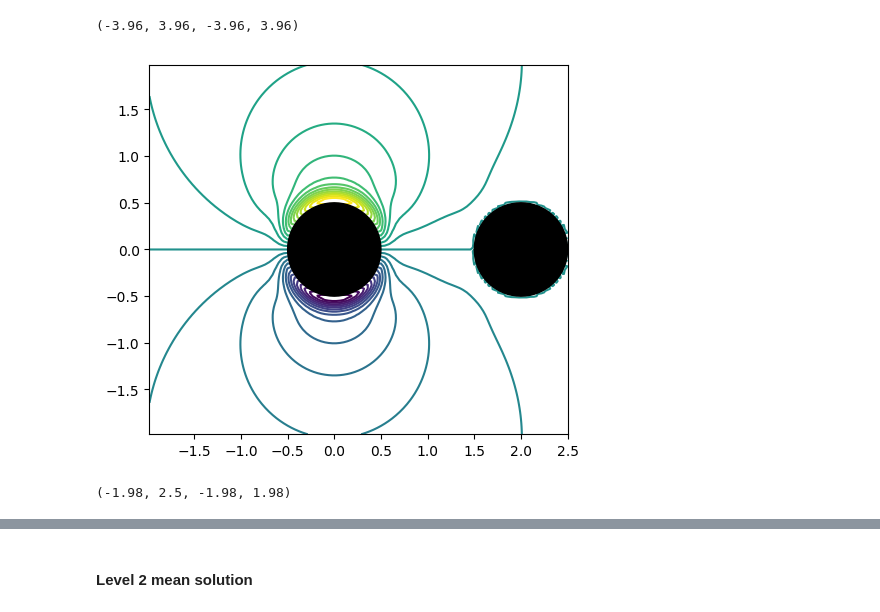
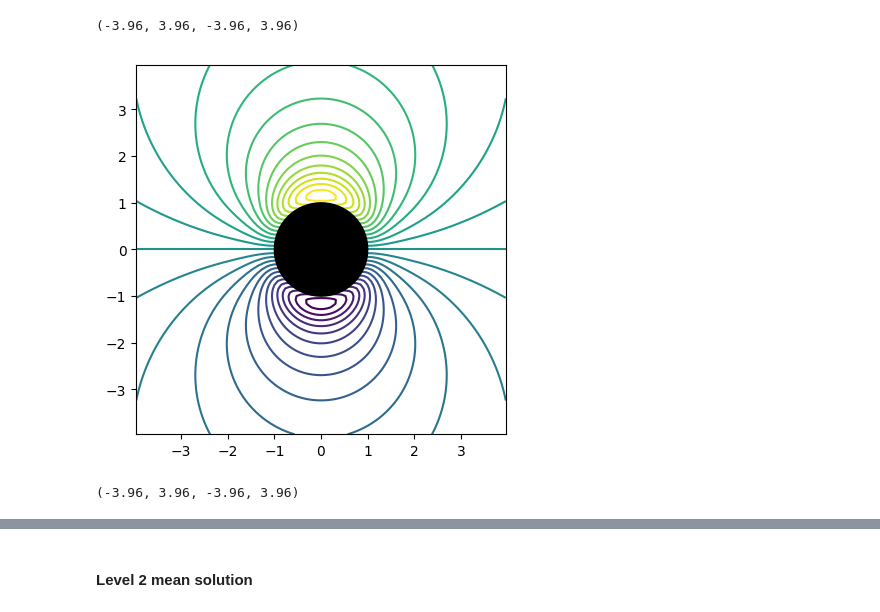
Before and after one commit to JuliaIBPM/ViscousFlow.jl, a Jupyter notebook: examples/Testing the streaming flows.ipynb, the cells around one changed output, grey strips where cells are left out. Cells and saved outputs as stored; diff of their text form; code cells hidden in the pictures.

Commit message:
Added evaluateFields that works for multi-level solutions

```diff
--- a/examples/Testing the streaming flows.ipynb
+++ b/examples/Testing the streaming flows.ipynb
@@ -121,3 +111,3 @@ evaluateFields (generic function with 2 methods)
 # %%
-ω, ψ, ux, uy = evaluateFields(hist[end].u,dom.grid)
+ω, ψ, ux, uy = NavierStokes.evaluateFields(hist[end].u,dom.grid,gops)
 # %% [output]
@@ -128,14 +121,12 @@ Closest candidates are:
 # %% [markdown]
 #### Average over the last period
 # %%
-savg = NavierStokes.TwoLevelBodySoln(dom)
 nper = floor(Int,T/tparams.Δt)
-ψ = [zeros(u) for u in savg.u];
+ψavg = [zeros(ψi) for ψi in ψ];
 for i in length(hist)-nper+1:length(hist)
-    savg.u .+= hist[i].u
-    ψ .-= ops.L⁻¹(hist[i].u)
+    ω, ψ, ux, uy = NavierStokes.evaluateFields(hist[i].u,dom.grid,gops)
+    ψavg .+= ψ
 end
-savg.u ./= nper
-ψ ./= nper
+ψavg ./= nper
 # %% [output]
 2-element Array{Array{Float64,2},1}:
@@ -157,13 +148,13 @@ axis("scaled")
 [figure]
 (-3.96, 3.96, -3.96, 3.96)
 # %%
-contour(x,y,tranpose(hist[end].ψ[1][dom.grid.cellint[1],dom.grid.cellint[2]]*Δx),31)
+contour(x,y,transpose(ψ[1]),31)
 for j = 1:dom.nbody
     xpt = [dom.body[j].x[i][1] for i = 1:dom.body[j].N]
     ypt = [dom.body[j].x[i][2] for i = 1:dom.body[j].N]
     fill(xpt,ypt,color="k",zorder=2)
 end
 axis("scaled")
 # %% [output]
-[figure, old version]
+[figure, new version]
-(-1.98, 2.5, -1.98, 1.98)
+(-3.96, 3.96, -3.96, 3.96)
```
Also changed, not shown: parts of 12 cells of this notebook, 2 other files.
